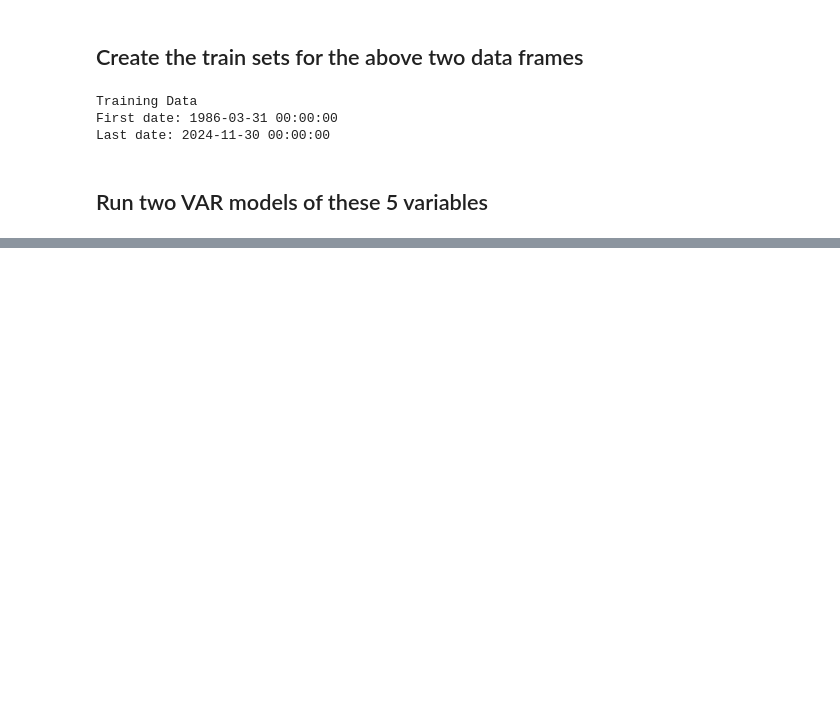
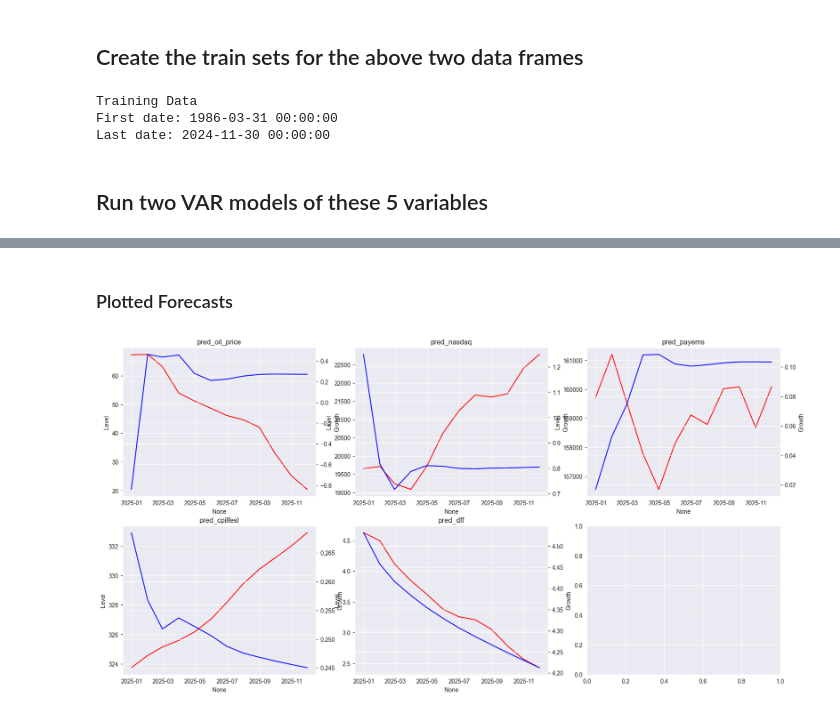
Before and after one commit to whendo/CSCI-E-116, a Jupyter notebook: Assignment06/Assignment06.ipynb, the cells around one changed output, grey strips where cells are left out. Drawn from its saved outputs; the diff is of its cells as text; code cells hidden in the pictures; blank space fills up the shorter version.

```diff
--- a/Assignment06/Assignment06.ipynb
+++ b/Assignment06/Assignment06.ipynb
@@ -139,3 +98,4 @@ def best_VAR_model(d, trend: str,  max_lag=15):
 # %%
-model0 = best_VAR_model(data0,'ct')
+varmax0, model0 = best_VAR_model(train_data0,'ct')
+model0.summary()
 # %% [output]
@@ -153,2 +119,3 @@ lag: 11, aic: -10773.971921391738
 # %%
-model1 = best_VAR_model(data1,'c')
+varmax1, model1 = best_VAR_model(train_data1,'c')
+model1.summary()
@@ -154,0 +140,34 @@ model1 = best_VAR_model(data1,'c')
+# %%
+preds0 = pd.DataFrame(model0.forecast(model0.endog, steps=12), index = pd.date_range(start="2024-12-31", end="2025-11-30", freq='M'))
+preds0.columns = [f"pred_{i}" for i in train_data0.columns]
+preds1 = pd.DataFrame(model1.forecast(model1.endog, steps=12), index = pd.date_range(start="2024-12-31", end="2025-11-30", freq='M'))
+preds1.columns = [f"pred_{i}" for i in train_data1.columns]
+# %% [markdown]
+### Plotted Forecasts
+# %%
+fig, ax = plt.subplots(2,3, figsize=(20,10))
+ax = ax.flatten()
+for i,c in enumerate(preds0.columns):
+    combined = pd.concat([preds0[c], preds1[c]], axis=1)
+    combined.columns = ['Level', 'Growth']
+    # fixed_col ="_".join(c.split("_")[1:])
+    # combined = pd.melt(combined, var_name="Dataset", value_name = fixed_col, ignore_index=False)
+    sns.lineplot(
+        data = combined,
+        x=combined.index,
+        y=combined['Level'],
+        ax=ax[i],
+        color='red'
+    )
+    ax[i].set_title(c)
+    ax_sec = ax[i].twinx()
+    sns.lineplot(
+        data = combined,
+        x=combined.index,
+        y=combined['Growth'],
+        ax=ax_sec,
+        color='blue'
+    )
+plt.show()
+# %% [output]
+[figure, added]
```
Also changed, not shown: parts of 22 cells of this notebook.
